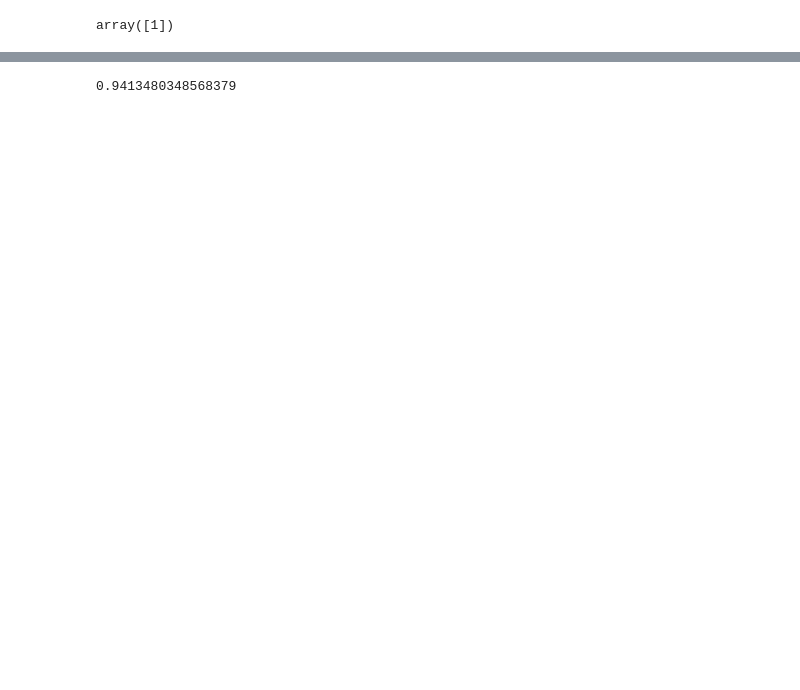
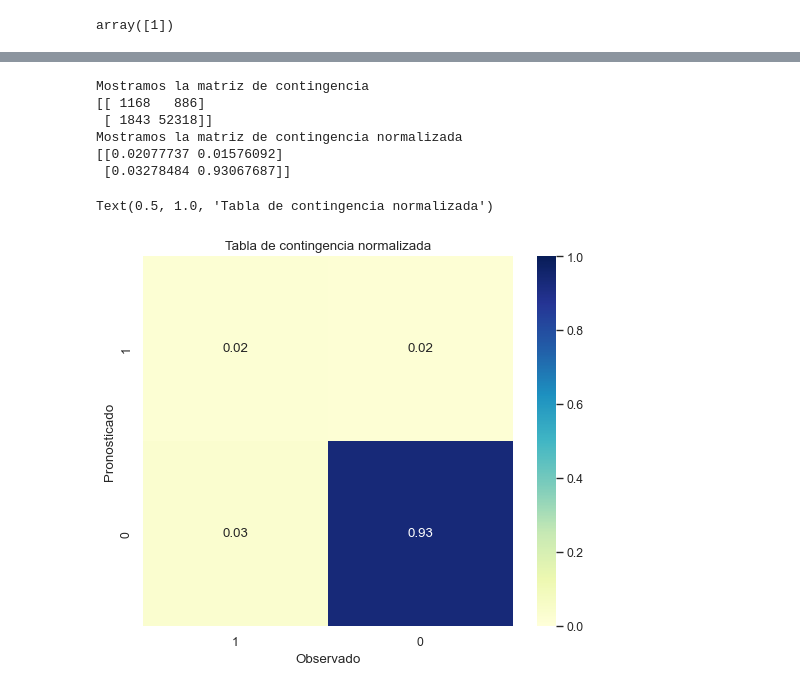
Before and after one commit to paocorrales/arboles_y_bosques, a Jupyter notebook: Scripts/01-arboles_niebla_classificacion.ipynb, the cells around one changed output, grey strips where cells are left out. Drawn from its saved outputs; the diff is of its cells as text; code cells hidden in the pictures; blank space fills up the shorter version.

```diff
--- a/Scripts/01-arboles_niebla_classificacion.ipynb
+++ b/Scripts/01-arboles_niebla_classificacion.ipynb
@@ -125,0 +155,18 @@ plt.legend()
+# %%
+# entrenamos el arbol usando solo los datos de entrenamiento
+
+tree_niebla = DecisionTreeClassifier(max_depth = 5,splitter='best')
+tree_niebla.fit(x_train, y_train)
+
+# también tree.plot_tree(tree_niebla)
+
+export_graphviz(
+        tree_niebla,
+        out_file = str(IMAGES_PATH / "niebla_tree.dot"),
+        feature_names = predictores,
+        class_names = ["No niebla", "Niebla"],
+        rounded = True,
+        filled = True
+)
+
+Source.from_file(IMAGES_PATH / "niebla_tree.dot")
@@ -161,4 +235,38 @@ Otra manera de evaluar nuestro modelo es calculando el score o precisión media:
-# %%
-tree_niebla.score(x_test, y_test)
-# %% [output]
-0.9413480348568379
+# %%
+y_pred = tree_niebla.predict(x_test)
+
+#Usamos la funcion contingency_matrix de sklearn
+#https://scikit-learn.org/stable/modules/generated/sklearn.metrics.cluster.contingency_matrix.html
+cmatrix=sklearn.metrics.cluster.contingency_matrix( (1-y_pred) , (1-y_test) )
+#Podemos calcular la matriz de contingencia normalizada
+cmatrix_norm = cmatrix/np.sum(cmatrix)
+print('Mostramos la matriz de contingencia')
+print(cmatrix)
+
+print('Mostramos la matriz de contingencia normalizada')
+print(cmatrix_norm)
+
+#Graficamos la tabla de contingencia normalizada
+fig = plt.figure(num=None, figsize=(8, 6), dpi=80, facecolor='w', edgecolor='k')
+plt.clf()
+ax = fig.add_subplot(111)
+ax.set_aspect(1)
+#plt.pcolor( np.flip( cmatrix_norm , axis = 0) , cmap='Blues' )
+res = sns.heatmap(cmatrix_norm , annot=True, fmt='.2f', cmap="YlGnBu", vmin=0.0, vmax=1.0 , xticklabels=[1,0],yticklabels=[1,0])
+plt.ylabel('Pronosticado')
+plt.xlabel('Observado')
+plt.title('Tabla de contingencia normalizada',fontsize=12)
+
+
+#pd.crosstab(niebla_pred, y_test, rownames = ["Pred"], colnames = ["Obs"], margins = True)
+# expresado como porcentaje respecto del total
+#pd.crosstab(niebla_pred, y_test, rownames = ["Pred"], colnames = ["Obs"], normalize = "all")
+# %% [output]
+Mostramos la matriz de contingencia
+[[ 1168   886]
+ [ 1843 52318]]
+Mostramos la matriz de contingencia normalizada
+[[0.02077737 0.01576092]
+ [0.03278484 0.93067687]]
+Text(0.5, 1.0, 'Tabla de contingencia normalizada')
+[figure, added]
```
Also changed, not shown: parts of 35 cells of this notebook, 2 other files.
